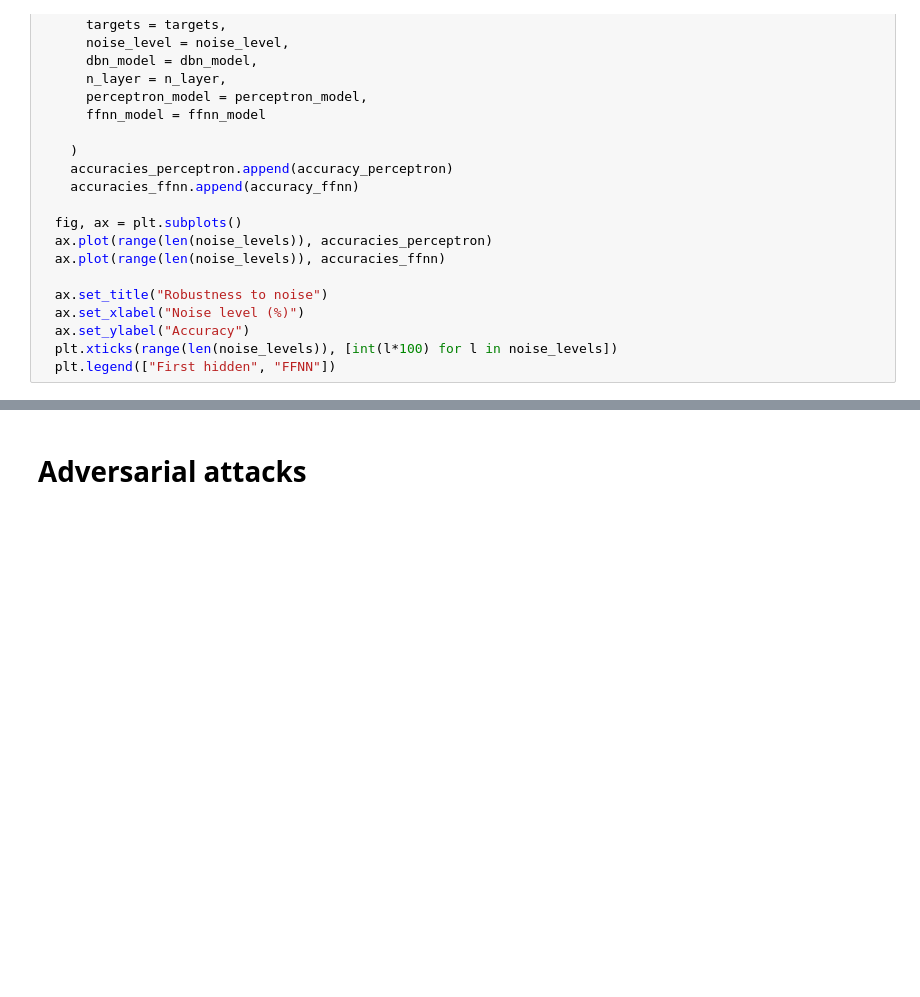
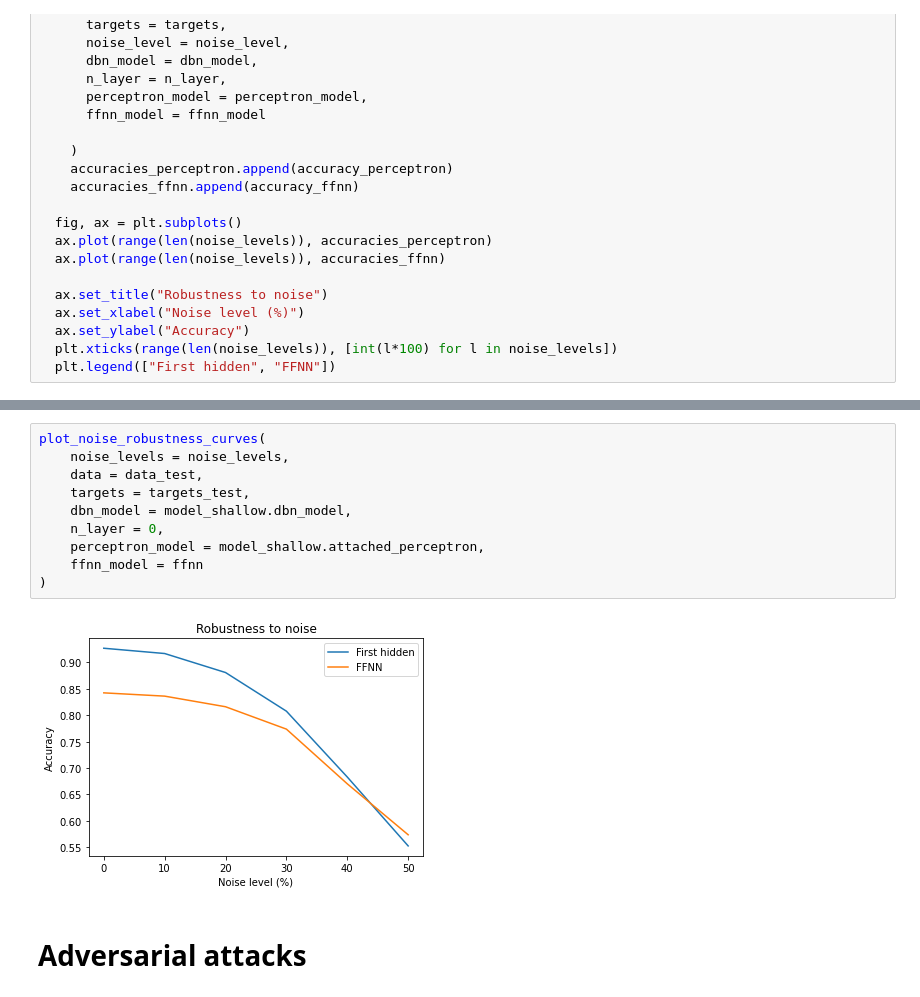
Before and after one commit to PashaIanko/RestrictedBolzmannMachine, a Jupyter notebook: Project remaster.ipynb, the cells around one changed output, grey strips where cells are left out. Saved outputs shown, nothing was run; the diff lists cells and outputs as text; blank space fills up the shorter version.

```diff
--- a/Project remaster.ipynb
+++ b/Project remaster.ipynb
@@ -556,3 +591,15 @@ plot_noise_robustness_curves(
+# %%
+plot_noise_robustness_curves(
+    noise_levels = noise_levels,
+    data = data_test,
+    targets = targets_test,
+    dbn_model = model_shallow.dbn_model,
+    n_layer = 0,
+    perceptron_model = model_shallow.attached_perceptron,
+    ffnn_model = ffnn
+)
+# %% [output]
+[figure, added]
 # %% [markdown]
 # Adversarial attacks
 # %%
```
Also changed, not shown: parts of 40 cells of this notebook.
